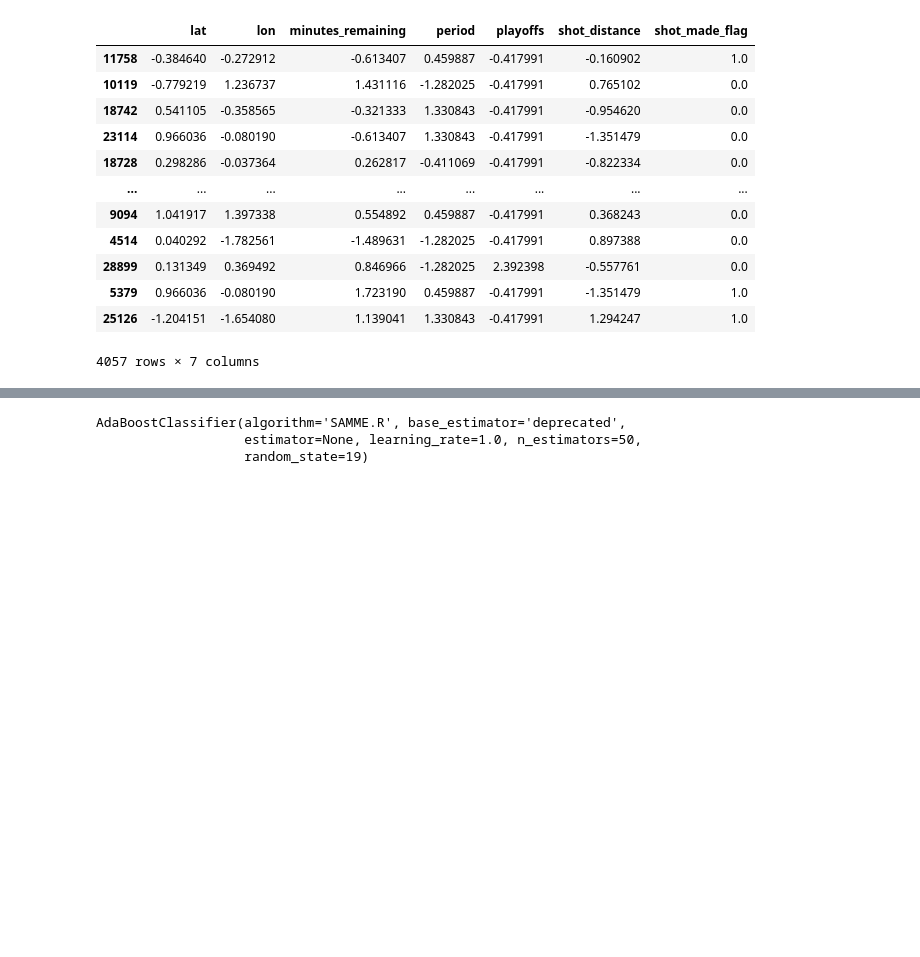
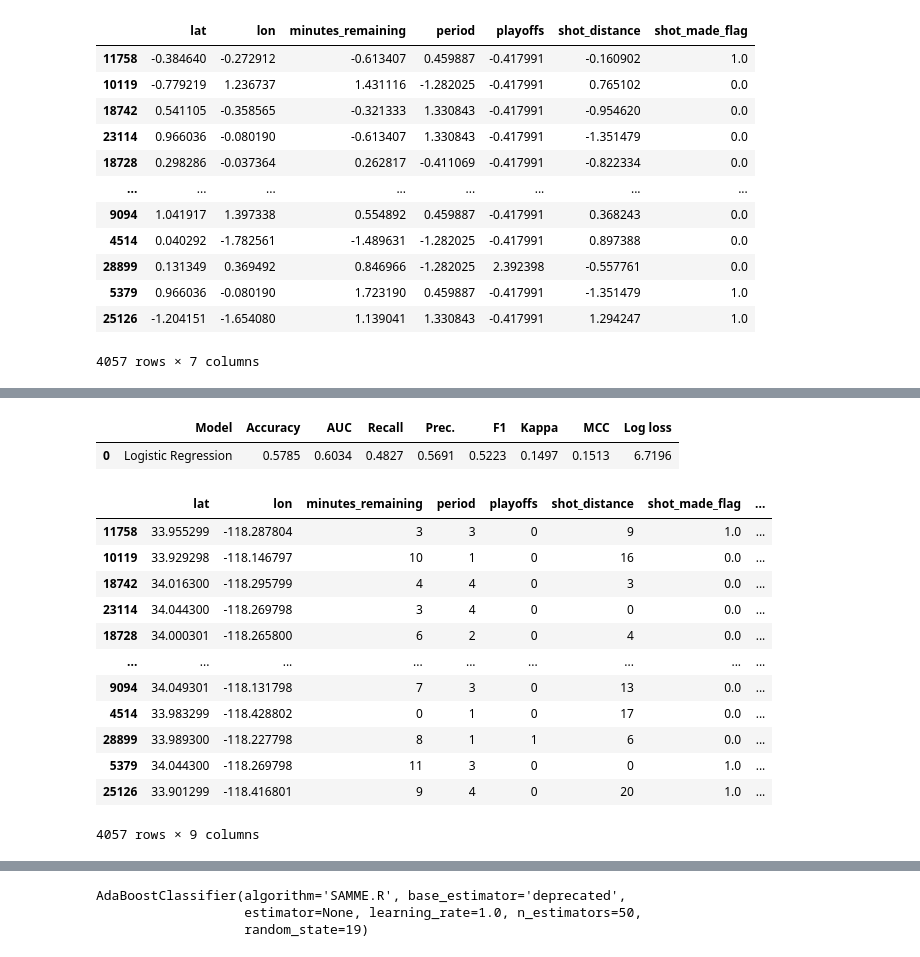
Before and after one commit to andre-lucena12/kobe-shots, a Jupyter notebook: notebooks/rascunho.ipynb, the cells around one changed output, grey strips where cells are left out. Cells and saved outputs as stored; diff of their text form; code cells hidden in the pictures; blank space fills up the shorter version.

```diff
--- a/notebooks/rascunho.ipynb
+++ b/notebooks/rascunho.ipynb
@@ -123,0 +151,19 @@ Name: f1_score, dtype: object
+# %%
+y_pred = predict_model(tuned_lr_model, data= data_test)
+y_pred
+# %% [output]
+|  | Model | Accuracy | AUC | Recall | Prec. | F1 | Kappa | MCC | Log loss |
+| 0 | Logistic Regression | 0.5785 | 0.6034 | 0.4827 | 0.5691 | 0.5223 | 0.1497 | 0.1513 | 6.7196 |
+|  | lat | lon | minutes_remaining | period | playoffs | shot_distance | shot_made_flag | ... |
+| 11758 | 33.955299 | -118.287804 | 3 | 3 | 0 | 9 | 1.0 | ... |
+| 10119 | 33.929298 | -118.146797 | 10 | 1 | 0 | 16 | 0.0 | ... |
+| 18742 | 34.016300 | -118.295799 | 4 | 4 | 0 | 3 | 0.0 | ... |
+| 23114 | 34.044300 | -118.269798 | 3 | 4 | 0 | 0 | 0.0 | ... |
+| 18728 | 34.000301 | -118.265800 | 6 | 2 | 0 | 4 | 0.0 | ... |
+| ... | ... | ... | ... | ... | ... | ... | ... | ... |
+| 9094 | 34.049301 | -118.131798 | 7 | 3 | 0 | 13 | 0.0 | ... |
+| 4514 | 33.983299 | -118.428802 | 0 | 1 | 0 | 17 | 0.0 | ... |
+| 28899 | 33.989300 | -118.227798 | 8 | 1 | 1 | 6 | 0.0 | ... |
+| 5379 | 34.044300 | -118.269798 | 11 | 3 | 0 | 0 | 1.0 | ... |
+| 25126 | 33.901299 | -118.416801 | 9 | 4 | 0 | 20 | 1.0 | ... |
+4057 rows × 9 columns
```
Also changed, not shown: parts of 7 cells of this notebook, 3 other files.
